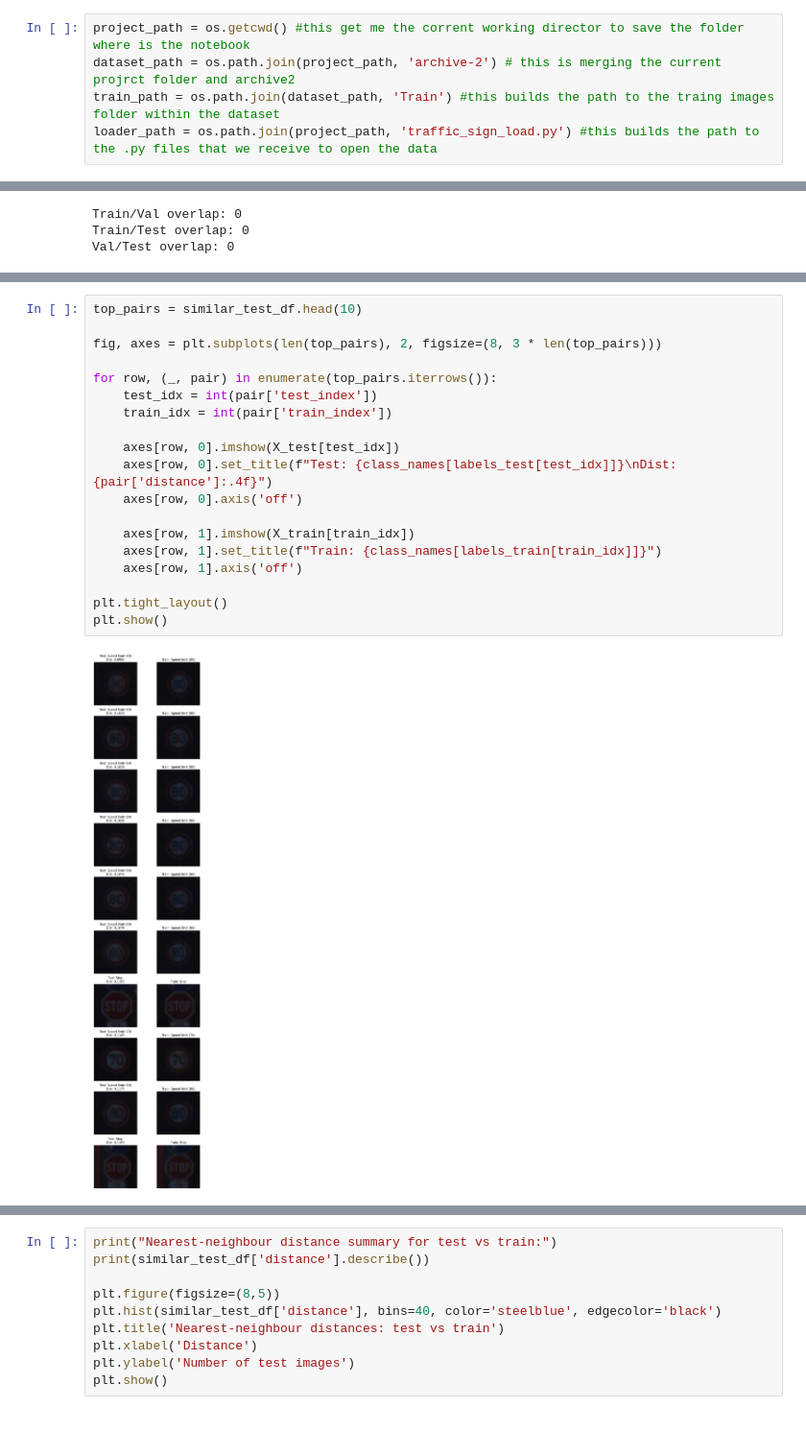
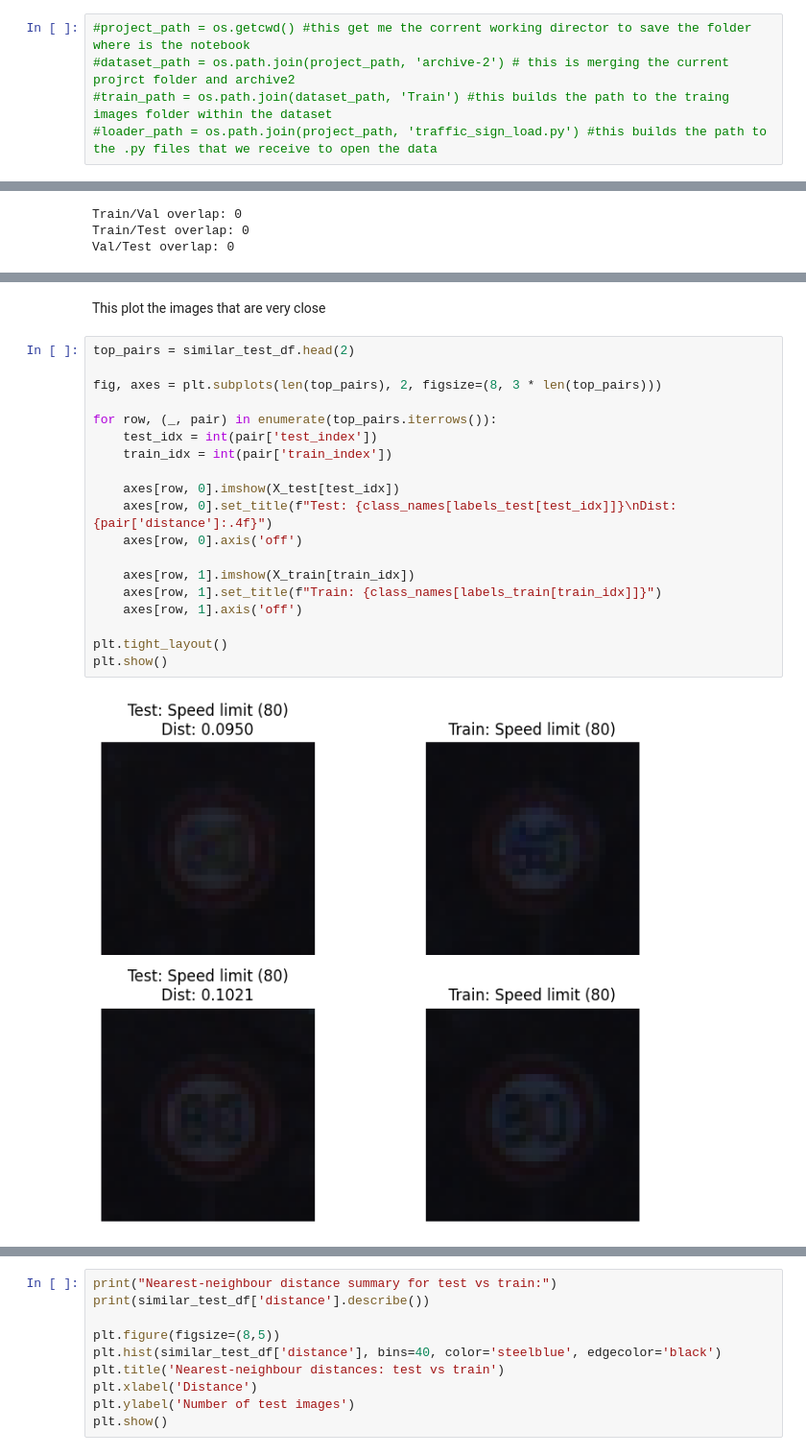
Before and after one commit to rares8283682/CNN-for-traffic-signs-classification-, a Jupyter notebook: traffic_sign_detection_using_cnns_99_accuracy_finall-2.ipynb, the cells around one changed output, grey strips where cells are left out. Shown at 96% size. Saved outputs shown, nothing was run; the diff lists cells and outputs as text; blank space fills up the shorter version.

```diff
--- a/traffic_sign_detection_using_cnns_99_accuracy_finall-2.ipynb
+++ b/traffic_sign_detection_using_cnns_99_accuracy_finall-2.ipynb
@@ -52,5 +89,5 @@ def reset_everything(seed=1):
 # %%
-project_path = os.getcwd() #this get me the corrent working director to save the folder where is the notebook
-dataset_path = os.path.join(project_path, 'archive-2') # this is merging the current projrct folder and archive2
-train_path = os.path.join(dataset_path, 'Train') #this builds the path to the traing images folder within the dataset
-loader_path = os.path.join(project_path, 'traffic_sign_load.py') #this builds the path to the .py files that we receive to open the data
+#project_path = os.getcwd() #this get me the corrent working director to save the folder where is the notebook
+#dataset_path = os.path.join(project_path, 'archive-2') # this is merging the current projrct folder and archive2
+#train_path = os.path.join(dataset_path, 'Train') #this builds the path to the traing images folder within the dataset
+#loader_path = os.path.join(project_path, 'traffic_sign_load.py') #this builds the path to the .py files that we receive to open the data
@@ -650,24 +684,26 @@ Closest test images to train:
 | 3957 | 3957 | 17701 | 0.128816 | 6 | 6 |
 | 1700 | 1700 | 8534 | 0.132175 | 6 | 6 |
 | 9424 | 9424 | 9107 | 0.133506 | 8 | 8 |
+# %% [markdown]
+This plot the images that are very close
 # %%
-top_pairs = similar_test_df.head(10)
+top_pairs = similar_test_df.head(2)
 
 fig, axes = plt.subplots(len(top_pairs), 2, figsize=(8, 3 * len(top_pairs)))
 
 for row, (_, pair) in enumerate(top_pairs.iterrows()):
     test_idx = int(pair['test_index'])
     train_idx = int(pair['train_index'])
 
     axes[row, 0].imshow(X_test[test_idx])
     axes[row, 0].set_title(f"Test: {class_names[labels_test[test_idx]]}\nDist: {pair['distance']:.4f}")
     axes[row, 0].axis('off')
 
     axes[row, 1].imshow(X_train[train_idx])
     axes[row, 1].set_title(f"Train: {class_names[labels_train[train_idx]]}")
     axes[row, 1].axis('off')
 
 plt.tight_layout()
 plt.show()
 # %% [output]
-[figure, old version]
+[figure, new version]
```
Also changed, not shown: parts of 92 cells of this notebook.
